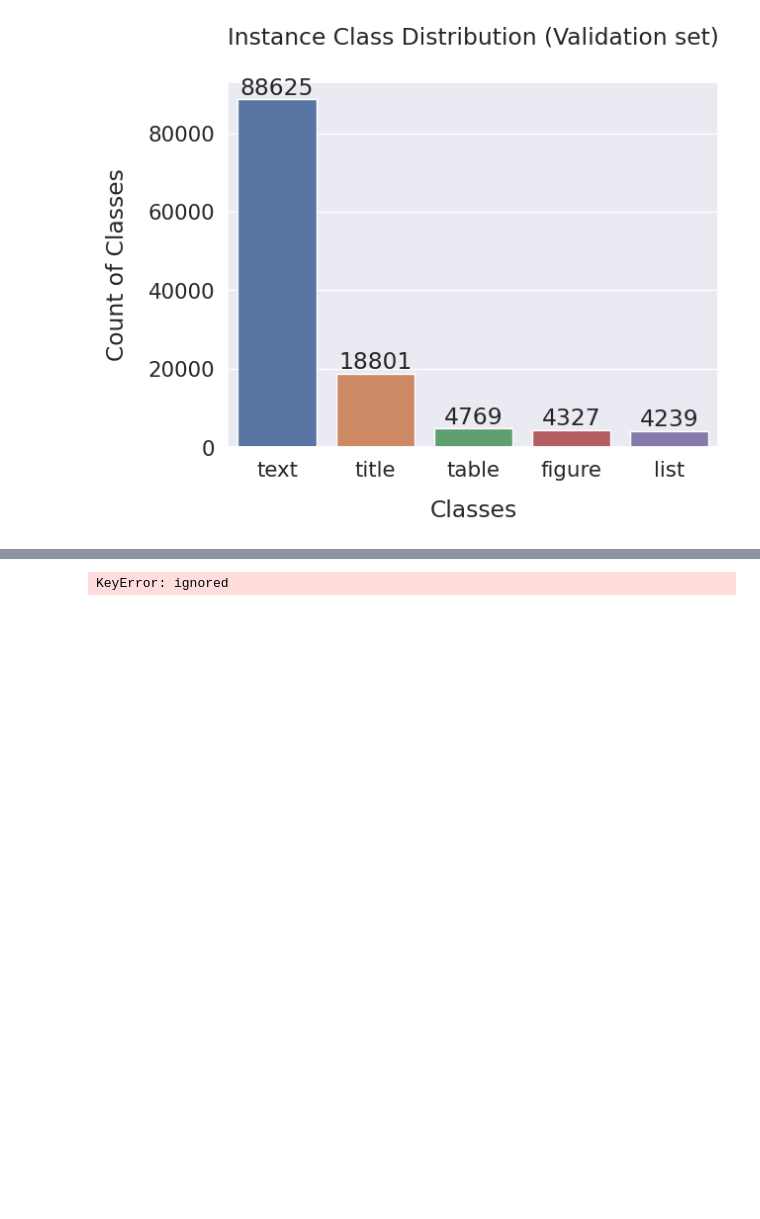
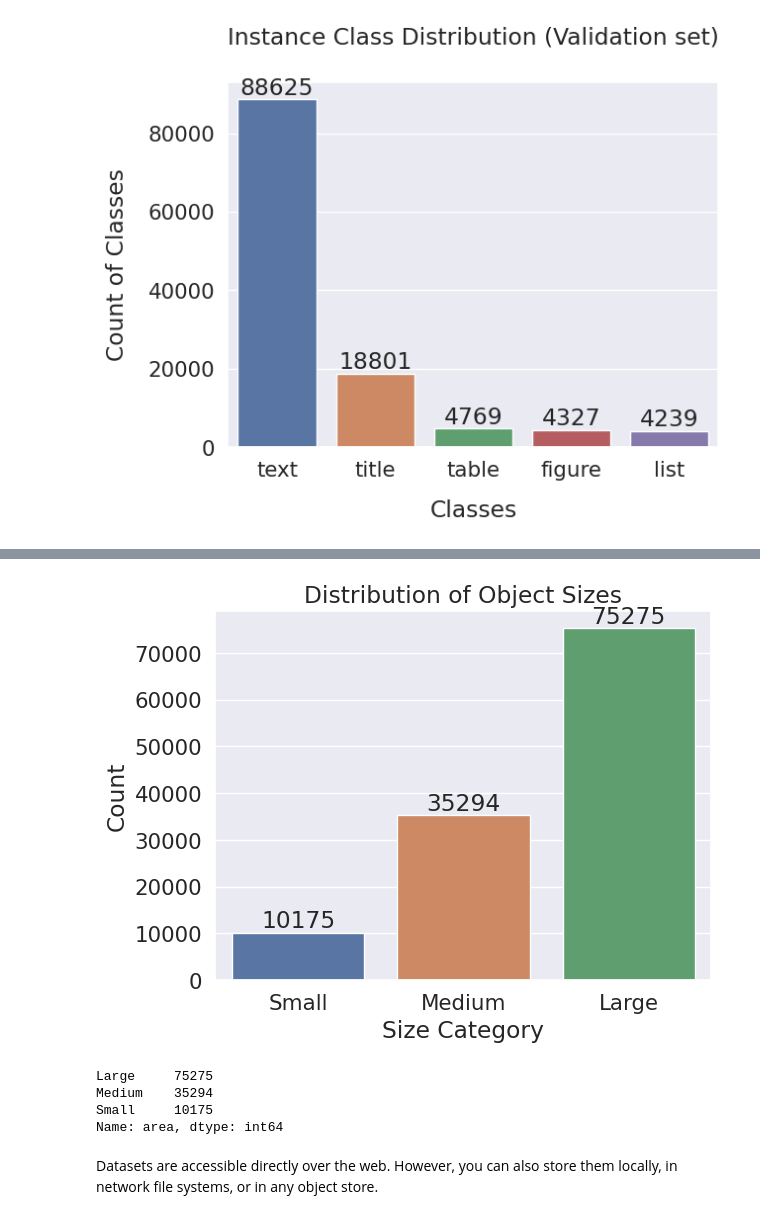
Before and after one commit to Abhishek92kumar/LJMU, a Jupyter notebook: exploring_PubLayNet_dataset.ipynb, the cells around one changed output, grey strips where cells are left out. Saved outputs shown, nothing was run; the diff lists cells and outputs as text; code cells hidden in the pictures; blank space fills up the shorter version.

```diff
--- a/exploring_PubLayNet_dataset.ipynb
+++ b/exploring_PubLayNet_dataset.ipynb
@@ -386,11 +368,9 @@ bins = [ 0, 32*32, 92*92, 10000000 ]
 df = pd.DataFrame(area, columns=['area'])
 
 df['area'] = pd.cut(df['area'] , bins=bins, include_lowest=True)
-plt.hist(df['bin_cut_manual'])
+# plt.hist(df['bin_cut_manual'])
 plt.show()
 
 # penguins = sns.load_dataset(area)
-sns.displot(area, bins=[0,32*32, 92*92,100000000],include_lowest=True)
+# sns.displot(area, bins=[0,32*32, 92*92,100000000],include_lowest=True)
-# %% [output]
-KeyError: ignored
 # %%
@@ -400,0 +381,35 @@ plt.show()
+# %%
+# Define the size categories
+bins = [0, 32*32, 92*92, float('inf')]
+labels = ['Small', 'Medium', 'Large']
+
+df = pd.DataFrame(area, columns=['area'])
+
+# Categorize the sizes using pd.cut()
+df['area'] = pd.cut(df['area'], bins=bins, labels=labels)
+
+
+# Create a countplot using Seaborn
+ax =sns.barplot(x=df['area'].value_counts().index, y=df['area'].value_counts())
+
+
+# Set the plot title and labels
+plt.title('Distribution of Object Sizes')
+plt.xlabel('Size Category')
+plt.ylabel('Count')
+ax.bar_label(ax.containers[0], labels=[f'{x.get_height():.0f}' for x in ax.containers[0]])
+
+
+# Show the plot
+plt.show()
+# %% [output]
+[figure, added]
+# %%
+df['area'].value_counts()
+# %% [output]
+Large     75275
+Medium    35294
+Small     10175
+Name: area, dtype: int64
+# %% [markdown]
+Datasets are accessible directly over the web. However, you can also store them locally, in network file systems, or in any object store.
```
Also changed, not shown: parts of 17 cells of this notebook.
